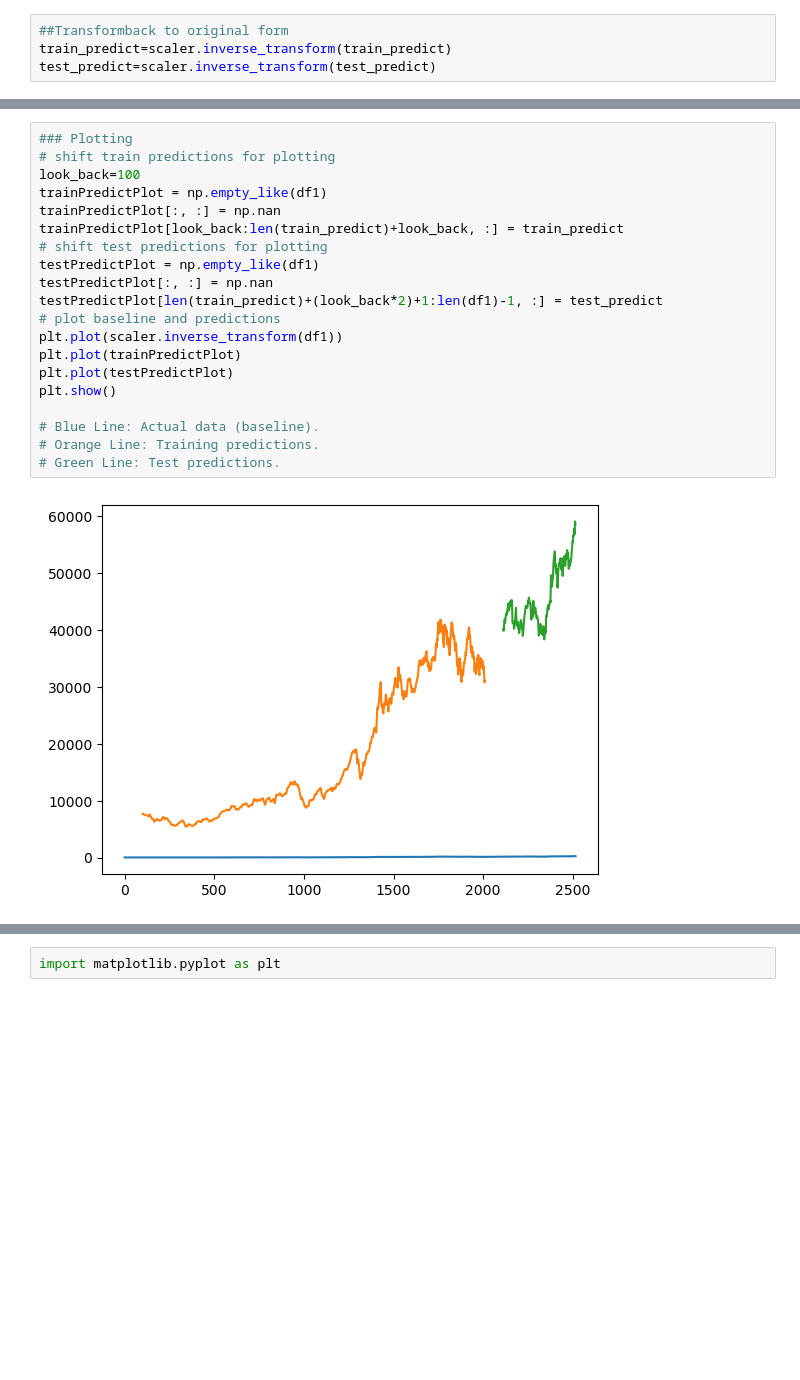
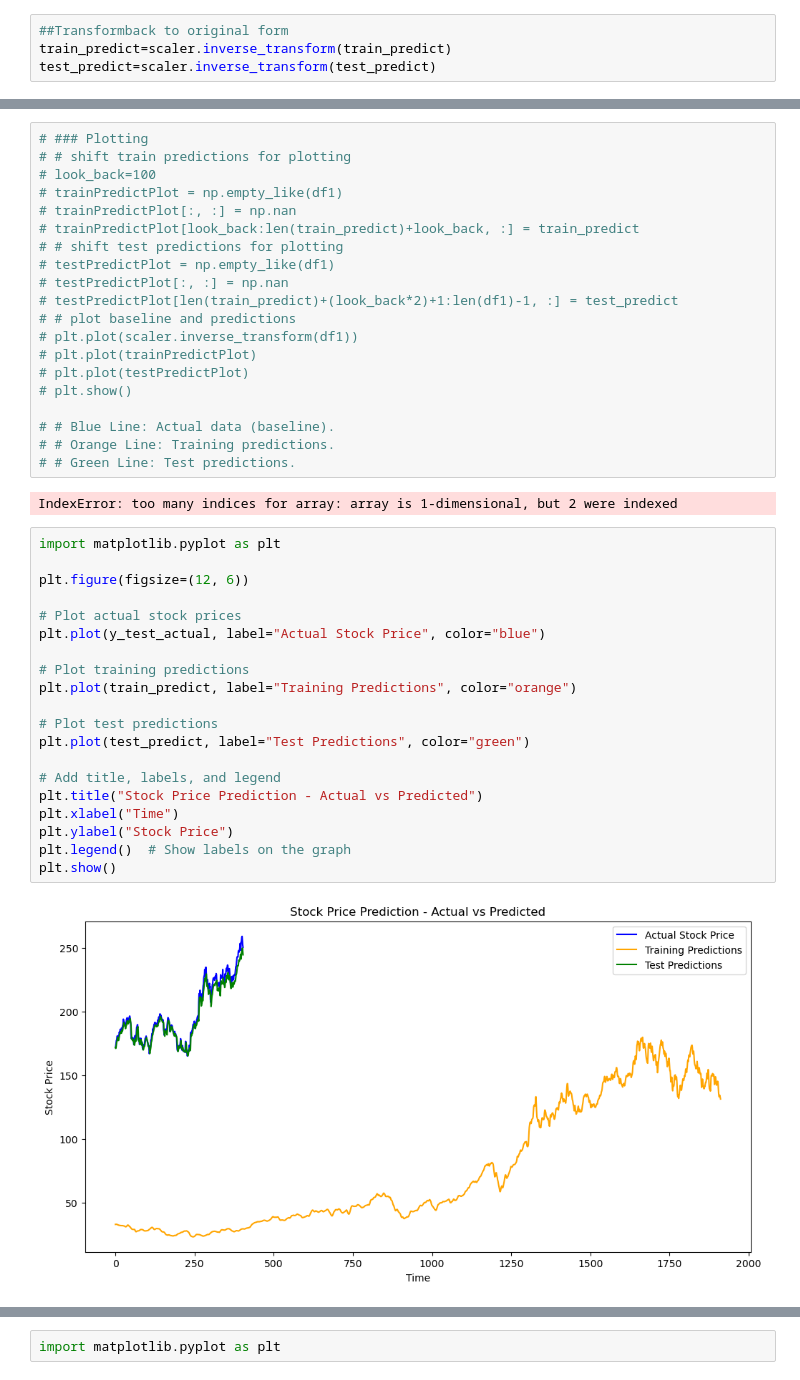
Before and after one commit to HasmikAsaturyan/for-diploma, a Jupyter notebook: Apple Stock Price Prediction using LSTM.ipynb, the cells around one changed output, grey strips where cells are left out. Saved outputs shown, nothing was run; the diff lists cells and outputs as text; blank space fills up the shorter version.

```diff
--- a/Apple Stock Price Prediction using LSTM.ipynb
+++ b/Apple Stock Price Prediction using LSTM.ipynb
@@ -188,23 +268,45 @@ math.sqrt(mean_squared_error(ytest,test_predict))
 # %%
-### Plotting
-# shift train predictions for plotting
-look_back=100
-trainPredictPlot = np.empty_like(df1)
-trainPredictPlot[:, :] = np.nan
-trainPredictPlot[look_back:len(train_predict)+look_back, :] = train_predict
-# shift test predictions for plotting
-testPredictPlot = np.empty_like(df1)
-testPredictPlot[:, :] = np.nan
-testPredictPlot[len(train_predict)+(look_back*2)+1:len(df1)-1, :] = test_predict
-# plot baseline and predictions
-plt.plot(scaler.inverse_transform(df1))
-plt.plot(trainPredictPlot)
-plt.plot(testPredictPlot)
-plt.show()
+# ### Plotting
+# # shift train predictions for plotting
+# look_back=100
+# trainPredictPlot = np.empty_like(df1)
+# trainPredictPlot[:, :] = np.nan
+# trainPredictPlot[look_back:len(train_predict)+look_back, :] = train_predict
+# # shift test predictions for plotting
+# testPredictPlot = np.empty_like(df1)
+# testPredictPlot[:, :] = np.nan
+# testPredictPlot[len(train_predict)+(look_back*2)+1:len(df1)-1, :] = test_predict
+# # plot baseline and predictions
+# plt.plot(scaler.inverse_transform(df1))
+# plt.plot(trainPredictPlot)
+# plt.plot(testPredictPlot)
+# plt.show()
 
-# Blue Line: Actual data (baseline).
-# Orange Line: Training predictions.
-# Green Line: Test predictions.
+# # Blue Line: Actual data (baseline).
+# # Orange Line: Training predictions.
+# # Green Line: Test predictions.
 # %% [output]
-[figure, removed]
+IndexError: too many indices for array: array is 1-dimensional, but 2 were indexed
+# %%
+import matplotlib.pyplot as plt
+
+plt.figure(figsize=(12, 6))
+
+# Plot actual stock prices
+plt.plot(y_test_actual, label="Actual Stock Price", color="blue")
+
+# Plot training predictions
+plt.plot(train_predict, label="Training Predictions", color="orange")
+
+# Plot test predictions
+plt.plot(test_predict, label="Test Predictions", color="green")
+
+# Add title, labels, and legend
+plt.title("Stock Price Prediction - Actual vs Predicted")
+plt.xlabel("Time")
+plt.ylabel("Stock Price")
+plt.legend()  # Show labels on the graph
+plt.show()
+# %% [output]
+[figure, added]
 # %%
```
Also changed, not shown: parts of 32 cells of this notebook, 2 other files.
